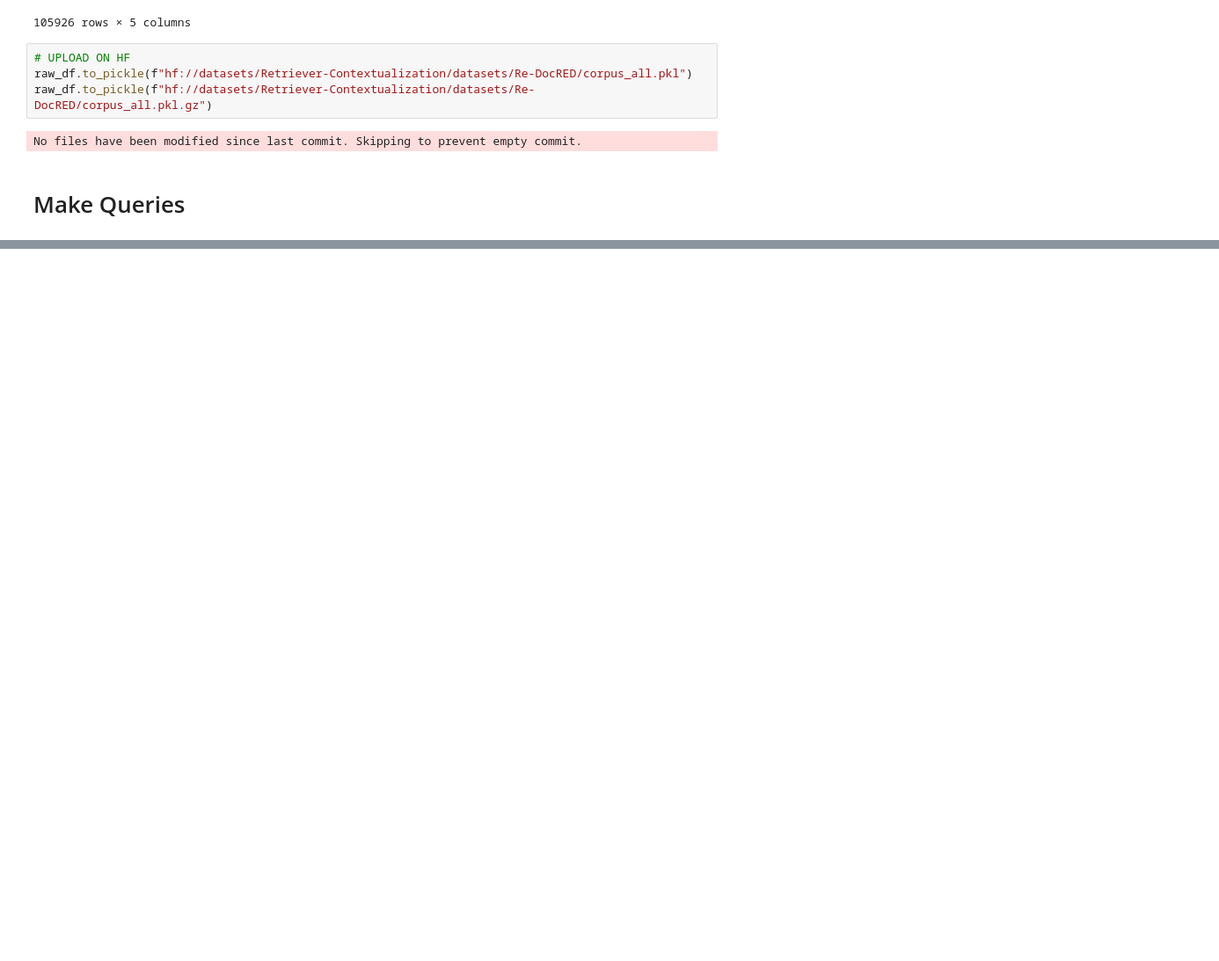
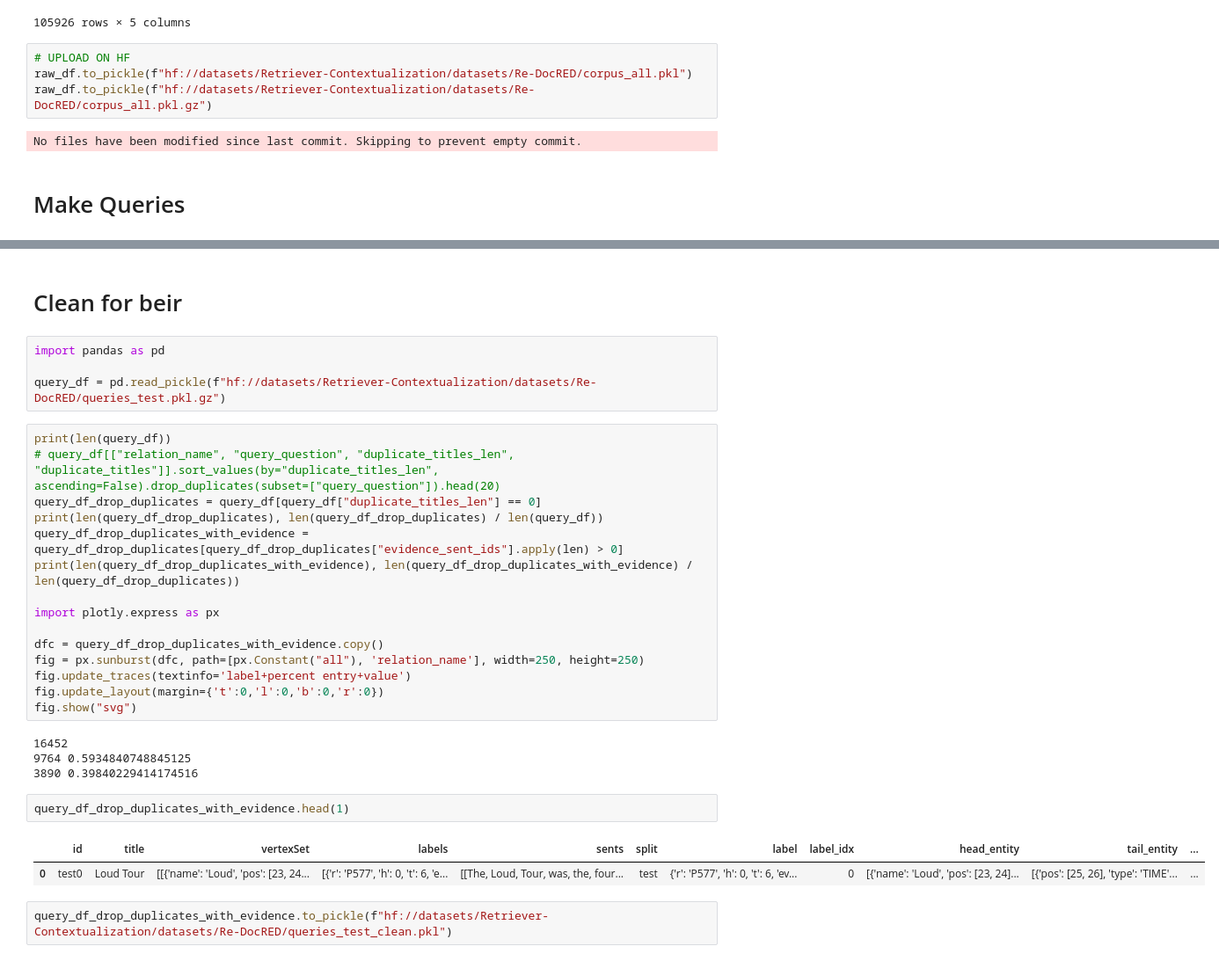
Before and after one commit to mohsenfayyaz/ColDeR, a Jupyter notebook: src/notebooks/Re_DocRED_to_Queries.ipynb, the cells around one changed output, grey strips where cells are left out. Shown: that part at 88% size. Saved outputs shown, nothing was run; the diff lists cells and outputs as text; blank space fills up the shorter version.

```diff
--- a/src/notebooks/Re_DocRED_to_Queries.ipynb
+++ b/src/notebooks/Re_DocRED_to_Queries.ipynb
@@ -286,0 +305,32 @@ Login successful
+# %% [markdown]
+# Clean for beir
+# %%
+import pandas as pd
+
+query_df = pd.read_pickle(f"hf://datasets/Retriever-Contextualization/datasets/Re-DocRED/queries_test.pkl.gz")
+# %%
+print(len(query_df))
+# query_df[["relation_name", "query_question", "duplicate_titles_len", "duplicate_titles"]].sort_values(by="duplicate_titles_len", ascending=False).drop_duplicates(subset=["query_question"]).head(20)
+query_df_drop_duplicates = query_df[query_df["duplicate_titles_len"] == 0]
+print(len(query_df_drop_duplicates), len(query_df_drop_duplicates) / len(query_df))
+query_df_drop_duplicates_with_evidence = query_df_drop_duplicates[query_df_drop_duplicates["evidence_sent_ids"].apply(len) > 0]
+print(len(query_df_drop_duplicates_with_evidence), len(query_df_drop_duplicates_with_evidence) / len(query_df_drop_duplicates))
+
+import plotly.express as px
+
+dfc = query_df_drop_duplicates_with_evidence.copy()
+fig = px.sunburst(dfc, path=[px.Constant("all"), 'relation_name'], width=250, height=250)
+fig.update_traces(textinfo='label+percent entry+value')
+fig.update_layout(margin={'t':0,'l':0,'b':0,'r':0})
+fig.show("svg")
+# %% [output]
+16452
+9764 0.5934840748845125
+3890 0.39840229414174516
+# %%
+query_df_drop_duplicates_with_evidence.head(1)
+# %% [output]
+|  | id | title | vertexSet | labels | sents | split | label | label_idx | head_entity | tail_entity | ... |
+| 0 | test0 | Loud Tour | [[{'name': 'Loud', 'pos': [23, 24... | [{'r': 'P577', 'h': 0, 't': 6, 'e... | [[The, Loud, Tour, was, the, four... | test | {'r': 'P577', 'h': 0, 't': 6, 'ev... | 0 | [{'name': 'Loud', 'pos': [23, 24]... | [{'pos': [25, 26], 'type': 'TIME'... | ... |
+# %%
+query_df_drop_duplicates_with_evidence.to_pickle(f"hf://datasets/Retriever-Contextualization/datasets/Re-DocRED/queries_test_clean.pkl")
```
Also changed, not shown: parts of 3 cells of this notebook, 2 other files.
